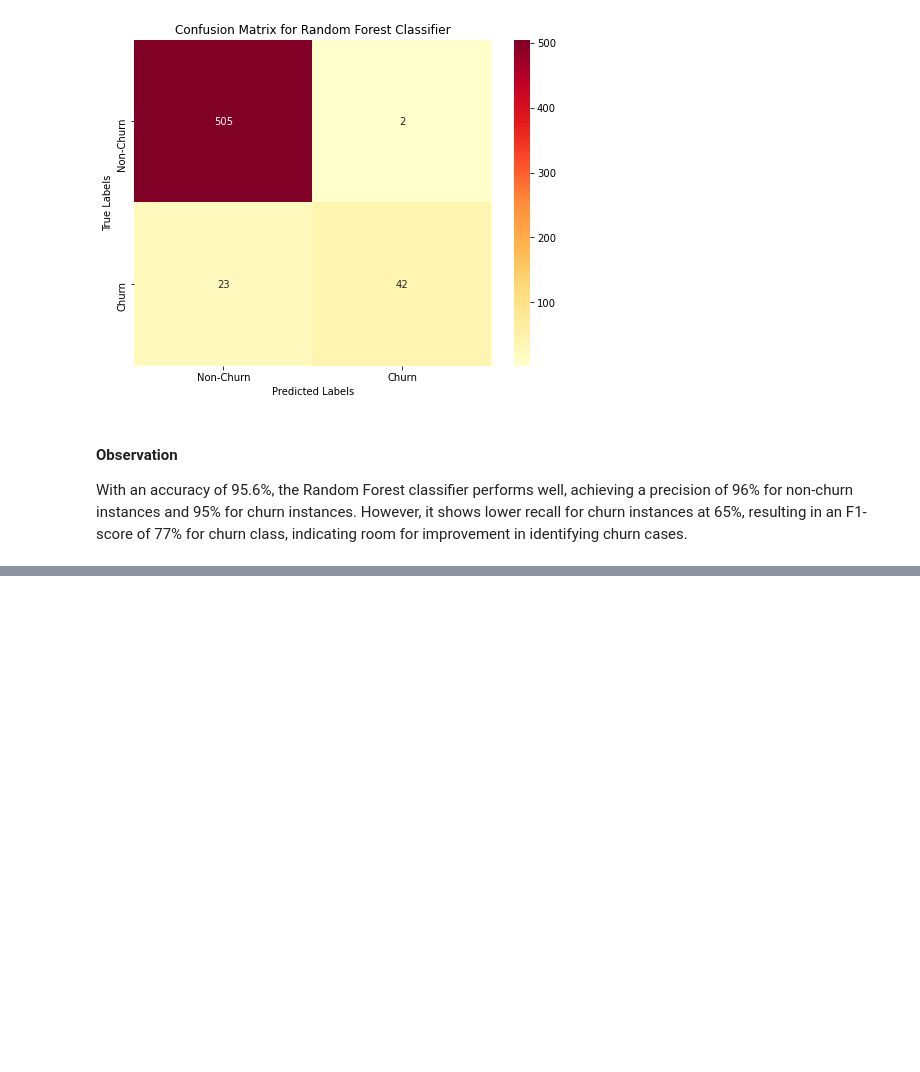
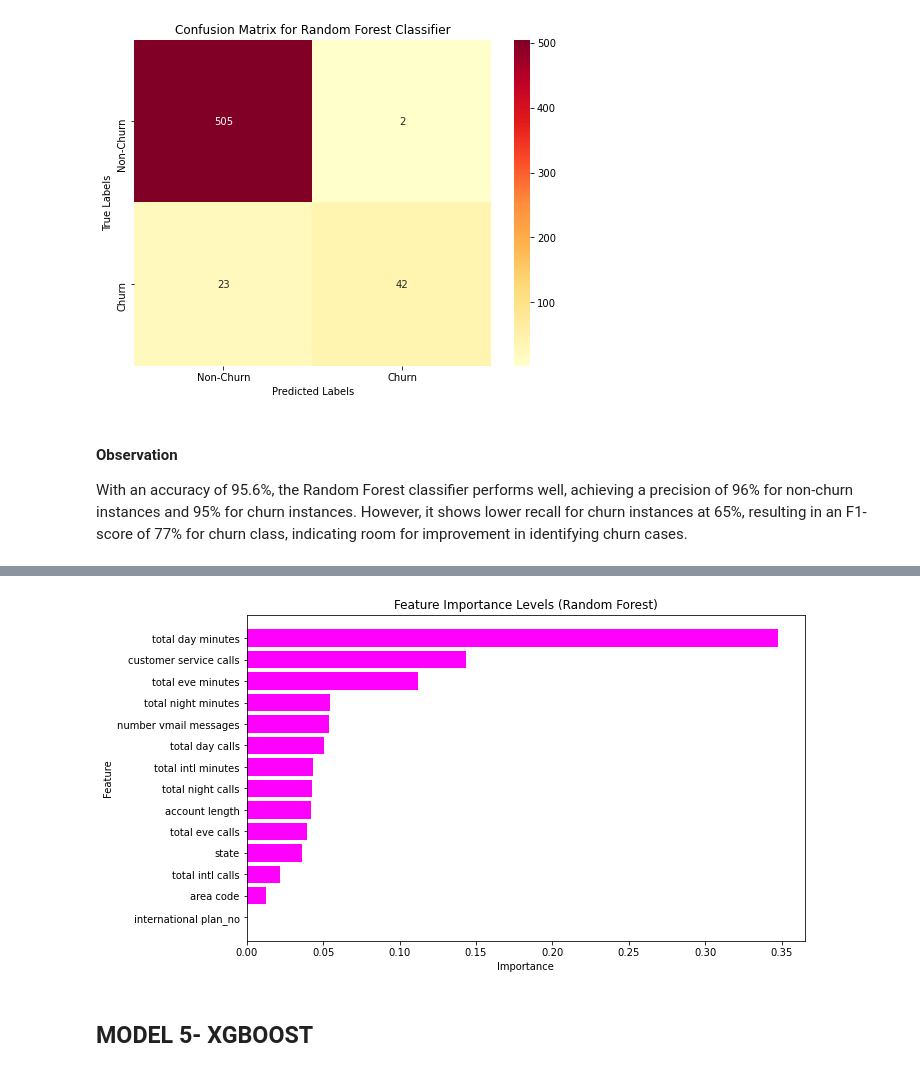
Before and after one commit to Agai-Beryl/Predicting-Customer-Churn-For-A-Leading-Telco-Using-Machine-Learning, a Jupyter notebook: MachineLearning.ipynb, the cells around one changed output, grey strips where cells are left out. Cells and saved outputs as stored; diff of their text form; code cells hidden in the pictures; blank space fills up the shorter version.

```diff
--- a/MachineLearning.ipynb
+++ b/MachineLearning.ipynb
@@ -1604,0 +1745,25 @@ With an accuracy of 95.6%, the Random Forest classifier performs well, achieving
+# %%
+# Extract feature importances
+importances = best_rf_model.feature_importances_
+
+# Get feature names
+feature_names = X.columns
+
+# Create DataFrame to store feature names and importances
+feature_importance_df = pd.DataFrame({'Feature': feature_names, 'Importance': importances})
+
+# Sort features by importance
+sorted_feature_importance = feature_importance_df.sort_values(by='Importance', ascending=False)
+
+# Plot feature importances
+plt.figure(figsize=(10, 6))
+plt.barh(sorted_feature_importance['Feature'], sorted_feature_importance['Importance'], color='magenta')
+plt.xlabel('Importance')
+plt.ylabel('Feature')
+plt.title('Feature Importance Levels (Random Forest)')
+plt.gca().invert_yaxis()  # Invert y-axis to have highest importance at the top
+plt.show()
+# %% [output]
+[figure, added]
+# %% [markdown]
+## MODEL 5- XGBOOST
```
Also changed, not shown: parts of 28 cells of this notebook.
